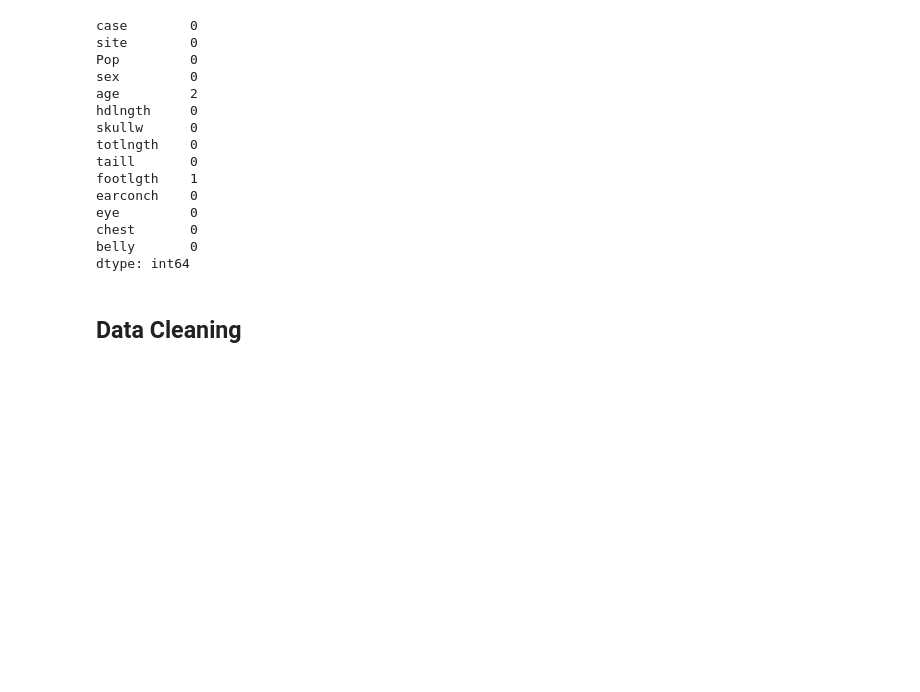
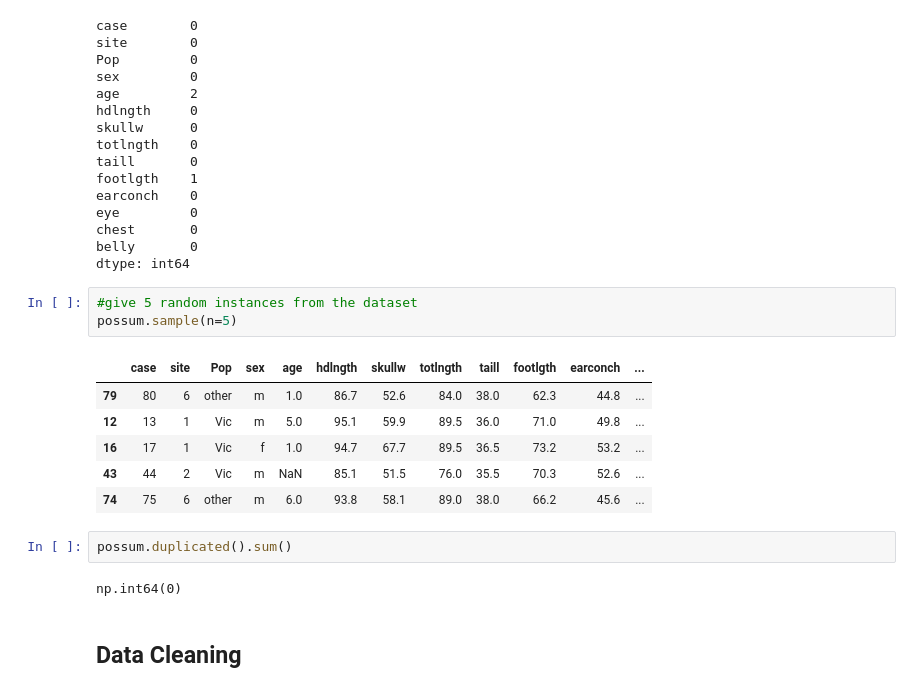
Before and after one commit to KudoroEsther/Files-Data_Analysis-, a Jupyter notebook: Statistics/Task_18_Statistics.ipynb, the cells around one changed output. Drawn from its saved outputs; the diff is of its cells as text; blank space fills up the shorter version.

```diff
--- a/Statistics/Task_18_Statistics.ipynb
+++ b/Statistics/Task_18_Statistics.ipynb
@@ -90,6 +90,20 @@ eye         0
 chest       0
 belly       0
 dtype: int64
+# %%
+#give 5 random instances from the dataset
+possum.sample(n=5)
+# %% [output]
+|  | case | site | Pop | sex | age | hdlngth | skullw | totlngth | taill | footlgth | earconch | ... |
+| 79 | 80 | 6 | other | m | 1.0 | 86.7 | 52.6 | 84.0 | 38.0 | 62.3 | 44.8 | ... |
+| 12 | 13 | 1 | Vic | m | 5.0 | 95.1 | 59.9 | 89.5 | 36.0 | 71.0 | 49.8 | ... |
+| 16 | 17 | 1 | Vic | f | 1.0 | 94.7 | 67.7 | 89.5 | 36.5 | 73.2 | 53.2 | ... |
+| 43 | 44 | 2 | Vic | m | NaN | 85.1 | 51.5 | 76.0 | 35.5 | 70.3 | 52.6 | ... |
+| 74 | 75 | 6 | other | m | 6.0 | 93.8 | 58.1 | 89.0 | 38.0 | 66.2 | 45.6 | ... |
+# %%
+possum.duplicated().sum()
+# %% [output]
+np.int64(0)
 # %% [markdown]
 ## Data Cleaning
 # %%
```
Also changed, not shown: parts of 31 cells of this notebook, 1 other file.
